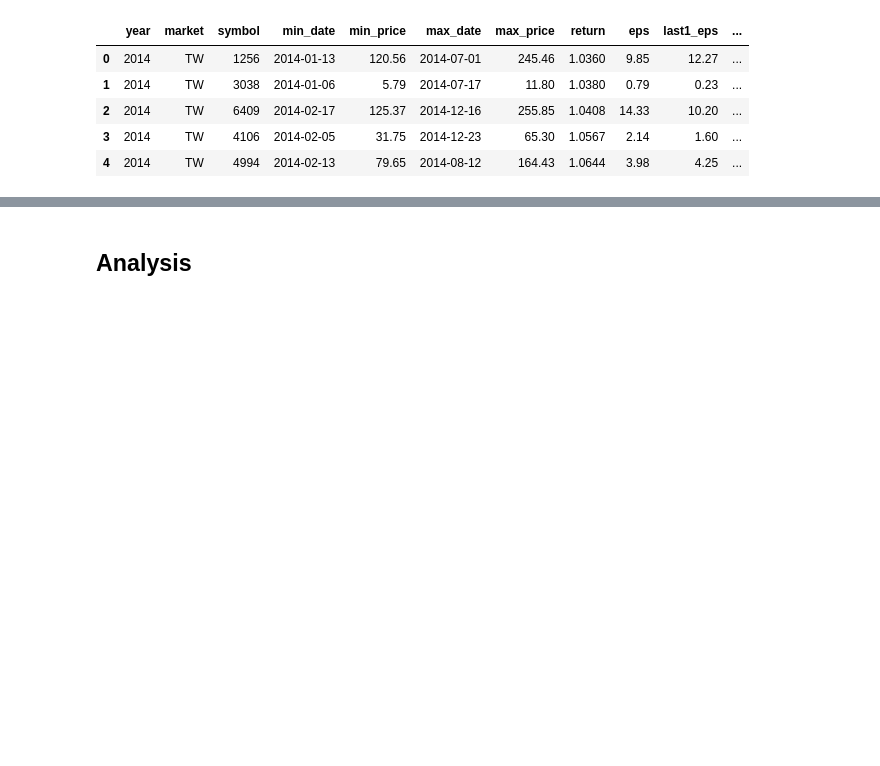
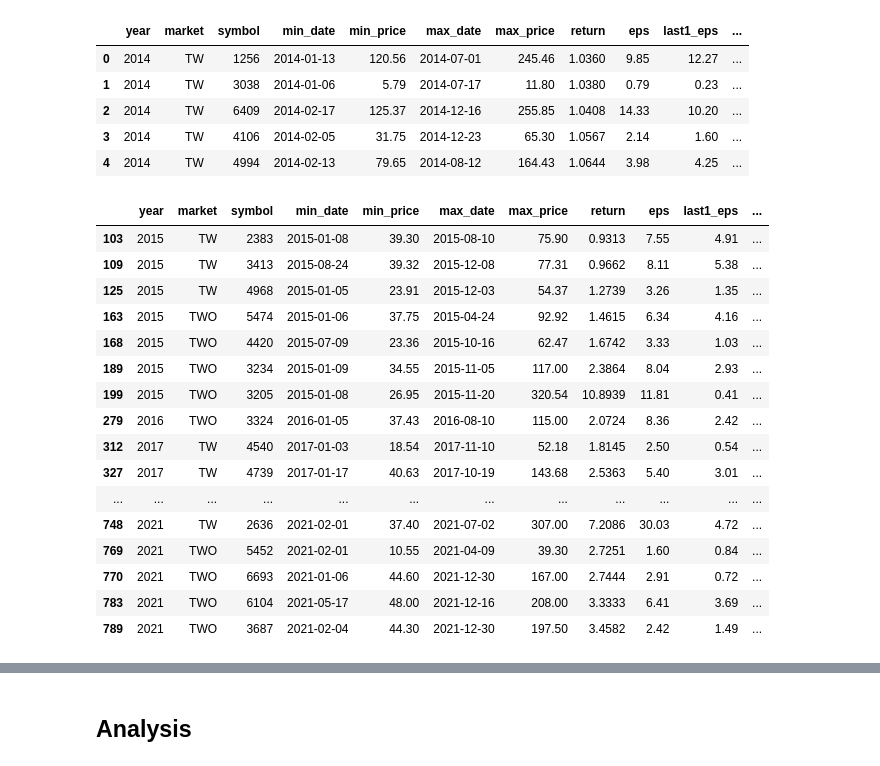
Before and after one commit to JulieKuo/stock, a Jupyter notebook: return_top50.ipynb, the cells around one changed output, grey strips where cells are left out. Cells and saved outputs as stored; diff of their text form; code cells hidden in the pictures; blank space fills up the shorter version.

```diff
--- a/return_top50.ipynb
+++ b/return_top50.ipynb
@@ -198,0 +203,20 @@ df.shape
+# %%
+df
+# %% [output]
+|  | year | market | symbol | min_date | min_price | max_date | max_price | return | eps | last1_eps | ... |
+| 103 | 2015 | TW | 2383 | 2015-01-08 | 39.30 | 2015-08-10 | 75.90 | 0.9313 | 7.55 | 4.91 | ... |
+| 109 | 2015 | TW | 3413 | 2015-08-24 | 39.32 | 2015-12-08 | 77.31 | 0.9662 | 8.11 | 5.38 | ... |
+| 125 | 2015 | TW | 4968 | 2015-01-05 | 23.91 | 2015-12-03 | 54.37 | 1.2739 | 3.26 | 1.35 | ... |
+| 163 | 2015 | TWO | 5474 | 2015-01-06 | 37.75 | 2015-04-24 | 92.92 | 1.4615 | 6.34 | 4.16 | ... |
+| 168 | 2015 | TWO | 4420 | 2015-07-09 | 23.36 | 2015-10-16 | 62.47 | 1.6742 | 3.33 | 1.03 | ... |
+| 189 | 2015 | TWO | 3234 | 2015-01-09 | 34.55 | 2015-11-05 | 117.00 | 2.3864 | 8.04 | 2.93 | ... |
+| 199 | 2015 | TWO | 3205 | 2015-01-08 | 26.95 | 2015-11-20 | 320.54 | 10.8939 | 11.81 | 0.41 | ... |
+| 279 | 2016 | TWO | 3324 | 2016-01-05 | 37.43 | 2016-08-10 | 115.00 | 2.0724 | 8.36 | 2.42 | ... |
+| 312 | 2017 | TW | 4540 | 2017-01-03 | 18.54 | 2017-11-10 | 52.18 | 1.8145 | 2.50 | 0.54 | ... |
+| 327 | 2017 | TW | 4739 | 2017-01-17 | 40.63 | 2017-10-19 | 143.68 | 2.5363 | 5.40 | 3.01 | ... |
+| ... | ... | ... | ... | ... | ... | ... | ... | ... | ... | ... | ... |
+| 748 | 2021 | TW | 2636 | 2021-02-01 | 37.40 | 2021-07-02 | 307.00 | 7.2086 | 30.03 | 4.72 | ... |
+| 769 | 2021 | TWO | 5452 | 2021-02-01 | 10.55 | 2021-04-09 | 39.30 | 2.7251 | 1.60 | 0.84 | ... |
+| 770 | 2021 | TWO | 6693 | 2021-01-06 | 44.60 | 2021-12-30 | 167.00 | 2.7444 | 2.91 | 0.72 | ... |
+| 783 | 2021 | TWO | 6104 | 2021-05-17 | 48.00 | 2021-12-16 | 208.00 | 3.3333 | 6.41 | 3.69 | ... |
+| 789 | 2021 | TWO | 3687 | 2021-02-04 | 44.30 | 2021-12-30 | 197.50 | 3.4582 | 2.42 | 1.49 | ... |
```
Also changed, not shown: parts of 8 cells of this notebook.
